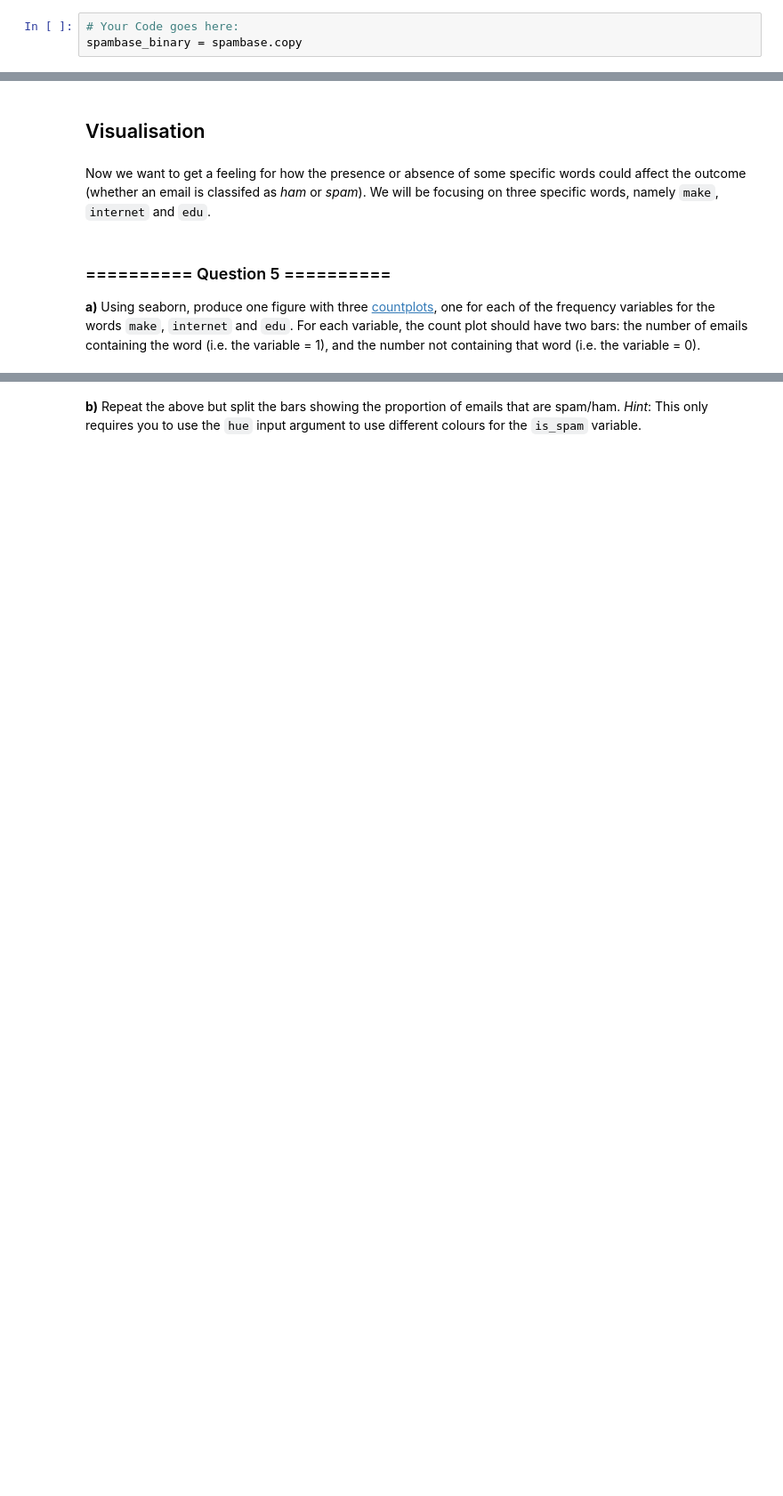
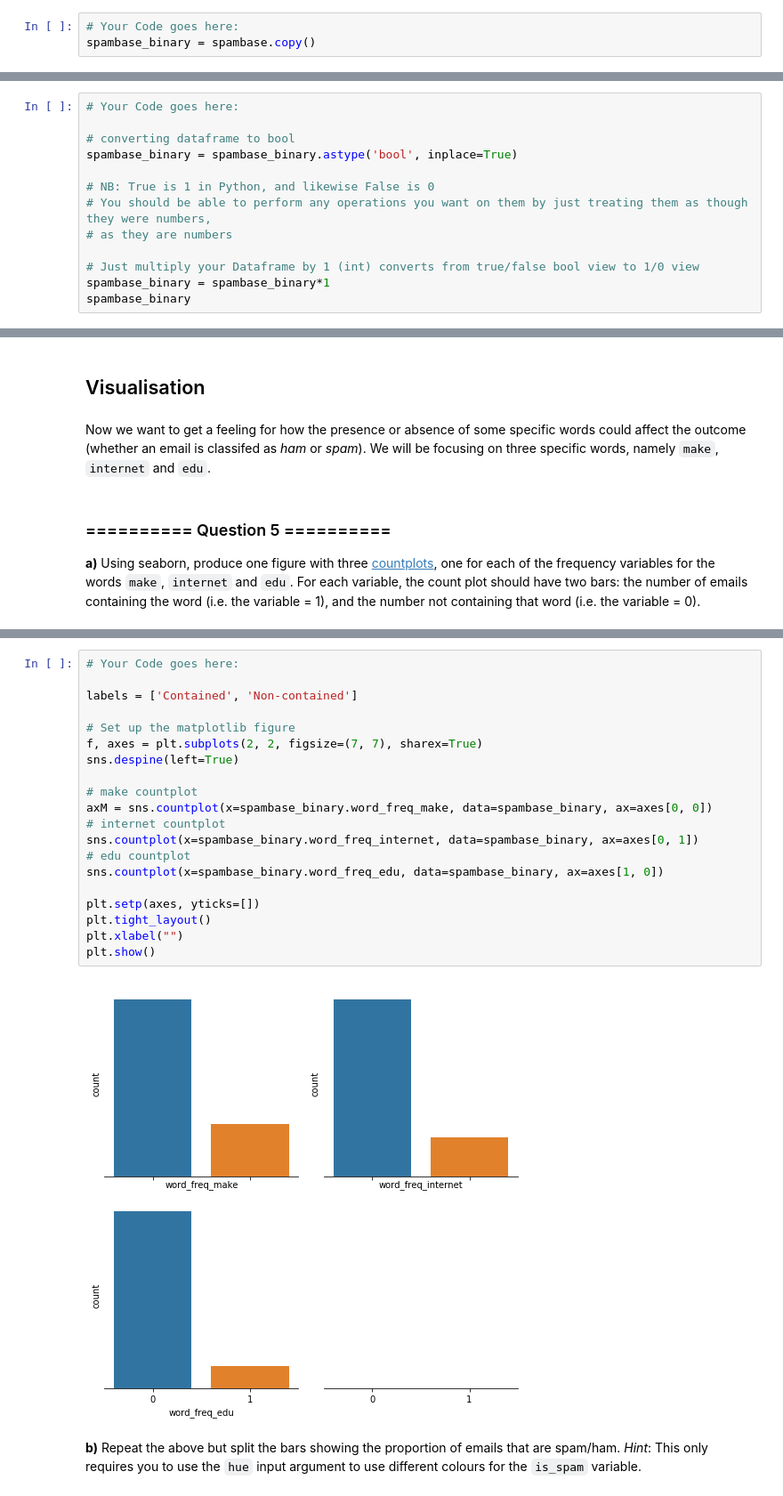
Before and after one commit to ZeroSum24/IAML2018, a Jupyter notebook: Labs/01 - Analysis and Visualisation.ipynb, the cells around one changed output, grey strips where cells are left out. Shown: that part at 89% size. Drawn from its saved outputs; the diff is of its cells as text; blank space fills up the shorter version.

````diff
--- a/Labs/01 - Analysis and Visualisation.ipynb
+++ b/Labs/01 - Analysis and Visualisation.ipynb
@@ -149,6 +155,6 @@ outputs:
 ```
 # %%
 # Your Code goes here:
-spambase_binary = spambase.copy
+spambase_binary = spambase.copy()
 # %% [markdown]
 **b)** Convert all attributes in `spambase_binary` to Boolean values: 1 if the word or character is present in the email, or 0 otherwise.
@@ -157,0 +161,13 @@ spambase_binary = spambase.copy
+# %%
+# Your Code goes here:
+
+# converting dataframe to bool
+spambase_binary = spambase_binary.astype('bool', inplace=True)
+
+# NB: True is 1 in Python, and likewise False is 0
+# You should be able to perform any operations you want on them by just treating them as though they were numbers,
+# as they are numbers
+
+# Just multiply your Dataframe by 1 (int) converts from true/false bool view to 1/0 view
+spambase_binary = spambase_binary*1
+spambase_binary
@@ -172,2 +214,24 @@ Now we want to get a feeling for how the presence or absence of some specific wo
+# %%
+# Your Code goes here:
+
+labels = ['Contained', 'Non-contained']
+
+# Set up the matplotlib figure
+f, axes = plt.subplots(2, 2, figsize=(7, 7), sharex=True)
+sns.despine(left=True)
+
+# make countplot
+axM = sns.countplot(x=spambase_binary.word_freq_make, data=spambase_binary, ax=axes[0, 0])
+# internet countplot
+sns.countplot(x=spambase_binary.word_freq_internet, data=spambase_binary, ax=axes[0, 1])
+# edu countplot
+sns.countplot(x=spambase_binary.word_freq_edu, data=spambase_binary, ax=axes[1, 0])
+
+plt.setp(axes, yticks=[])
+plt.tight_layout()
+plt.xlabel("")
+plt.show()
+# %% [output]
+[figure, added]
 # %% [markdown]
 **b)** Repeat the above but split the bars showing the proportion of emails that are spam/ham. *Hint*: This only requires you to use the `hue` input argument to use different colours for the `is_spam` variable.
````
Also changed, not shown: parts of 24 cells of this notebook, 1 other file.
